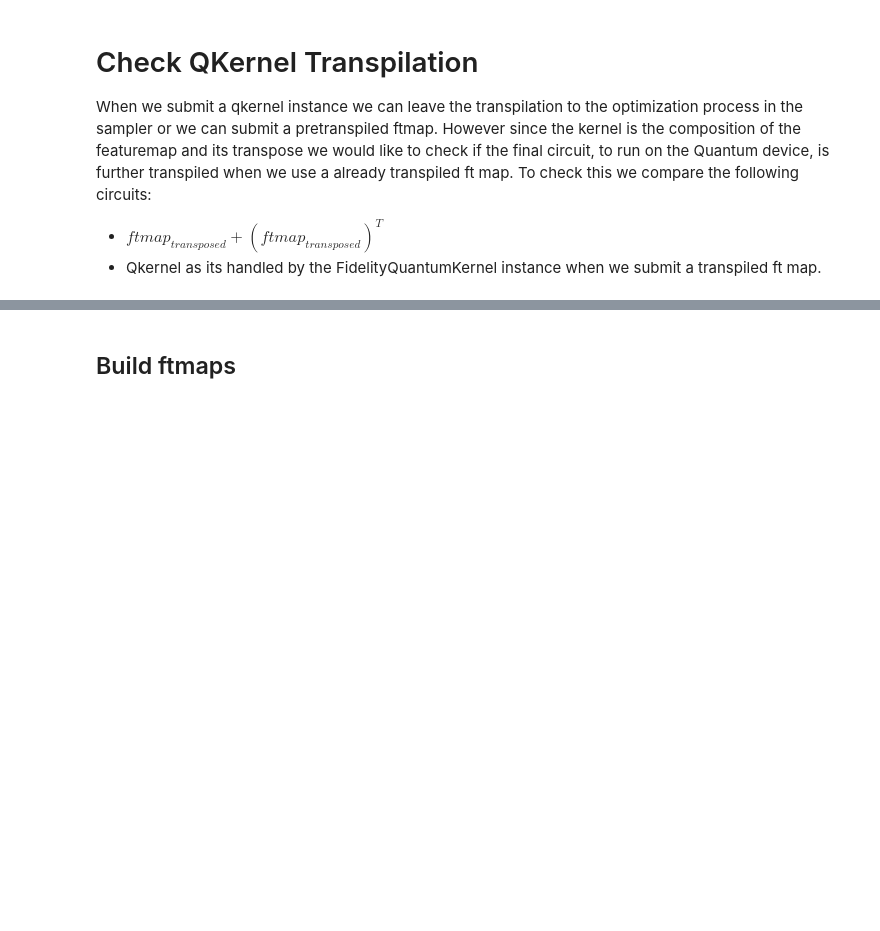
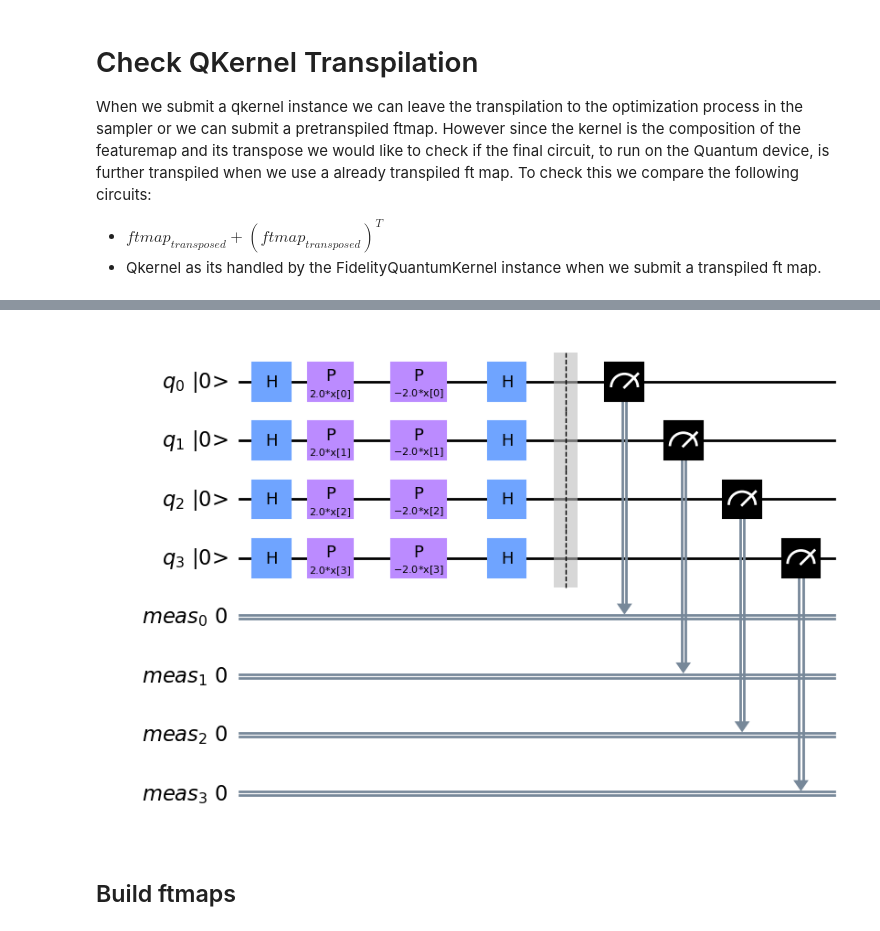
Before and after one commit to ctglab/QKomics, a Jupyter notebook: Check_circuit_depth.ipynb, the cells around one changed output, grey strips where cells are left out. Saved outputs shown, nothing was run; the diff lists cells and outputs as text; code cells hidden in the pictures; blank space fills up the shorter version.

```diff
--- a/Check_circuit_depth.ipynb
+++ b/Check_circuit_depth.ipynb
@@ -22,3 +37,7 @@ from qiskit_machine_learning.kernels import FidelityQuantumKernel
+# %%
+cirq_z.draw(output='mpl',cregbundle=False,fold=-1,initial_state=True)
+# %% [output]
+[figure, added]
 # %%
 #Load account and select backend
 service=QiskitRuntimeService(channel="ibm_quantum",
```
Also changed, not shown: parts of 6 cells of this notebook, 17 other files.
